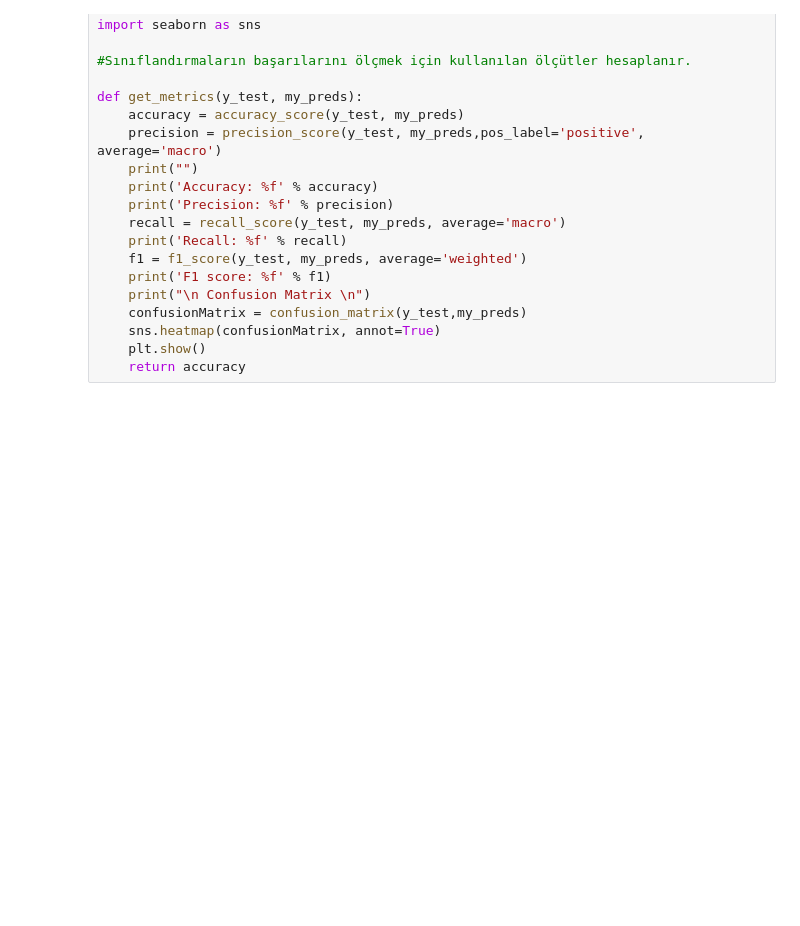
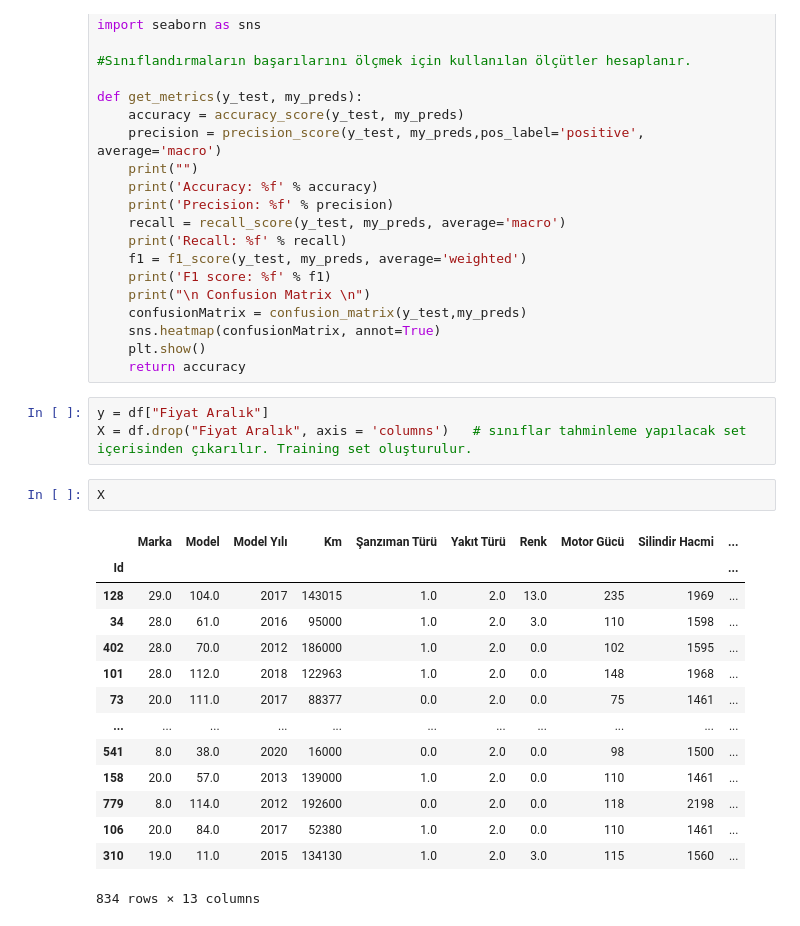
Before and after one commit to sezinbiner/ML-Project, a Jupyter notebook: commented.ipynb, the cells around one changed output. Cells and saved outputs as stored; diff of their text form; blank space fills up the shorter version.

```diff
--- a/commented.ipynb
+++ b/commented.ipynb
@@ -54,4 +73,24 @@ def get_metrics(y_test, my_preds):
     sns.heatmap(confusionMatrix, annot=True)
     plt.show()
     return accuracy
+# %%
+y = df["Fiyat Aralık"]
+X = df.drop("Fiyat Aralık", axis = 'columns')   # sınıflar tahminleme yapılacak set içerisinden çıkarılır. Training set oluşturulur.
+# %%
+X
+# %% [output]
+|  | Marka | Model | Model Yılı | Km | Şanzıman Türü | Yakıt Türü | Renk | Motor Gücü | Silindir Hacmi | ... |
+| Id |  |  |  |  |  |  |  |  |  | ... |
+| 128 | 29.0 | 104.0 | 2017 | 143015 | 1.0 | 2.0 | 13.0 | 235 | 1969 | ... |
+| 34 | 28.0 | 61.0 | 2016 | 95000 | 1.0 | 2.0 | 3.0 | 110 | 1598 | ... |
+| 402 | 28.0 | 70.0 | 2012 | 186000 | 1.0 | 2.0 | 0.0 | 102 | 1595 | ... |
+| 101 | 28.0 | 112.0 | 2018 | 122963 | 1.0 | 2.0 | 0.0 | 148 | 1968 | ... |
+| 73 | 20.0 | 111.0 | 2017 | 88377 | 0.0 | 2.0 | 0.0 | 75 | 1461 | ... |
+| ... | ... | ... | ... | ... | ... | ... | ... | ... | ... | ... |
+| 541 | 8.0 | 38.0 | 2020 | 16000 | 0.0 | 2.0 | 0.0 | 98 | 1500 | ... |
+| 158 | 20.0 | 57.0 | 2013 | 139000 | 1.0 | 2.0 | 0.0 | 110 | 1461 | ... |
+| 779 | 8.0 | 114.0 | 2012 | 192600 | 0.0 | 2.0 | 0.0 | 118 | 2198 | ... |
+| 106 | 20.0 | 84.0 | 2017 | 52380 | 1.0 | 2.0 | 0.0 | 110 | 1461 | ... |
+| 310 | 19.0 | 11.0 | 2015 | 134130 | 1.0 | 2.0 | 3.0 | 115 | 1560 | ... |
+834 rows × 13 columns
 # %%
```
Also changed, not shown: parts of 15 cells of this notebook.
